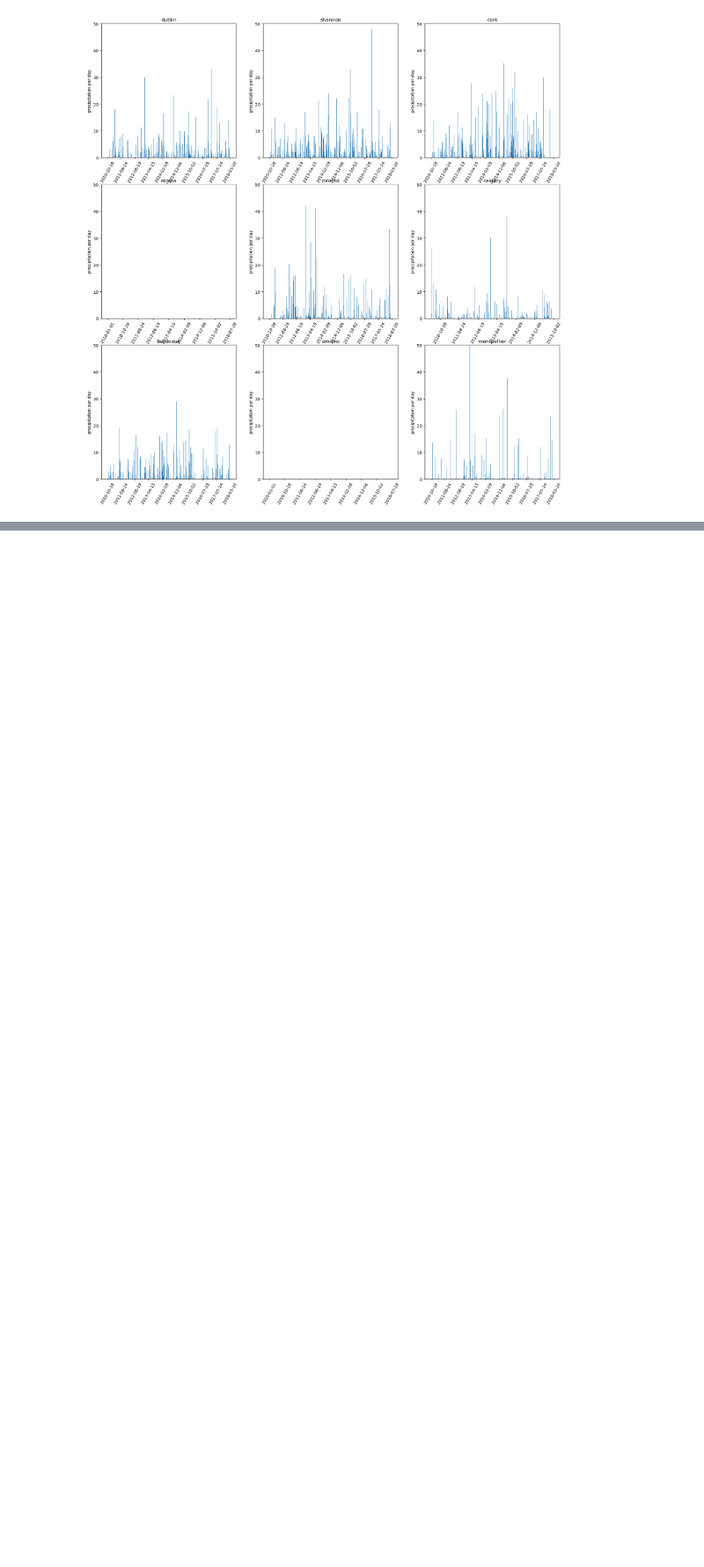
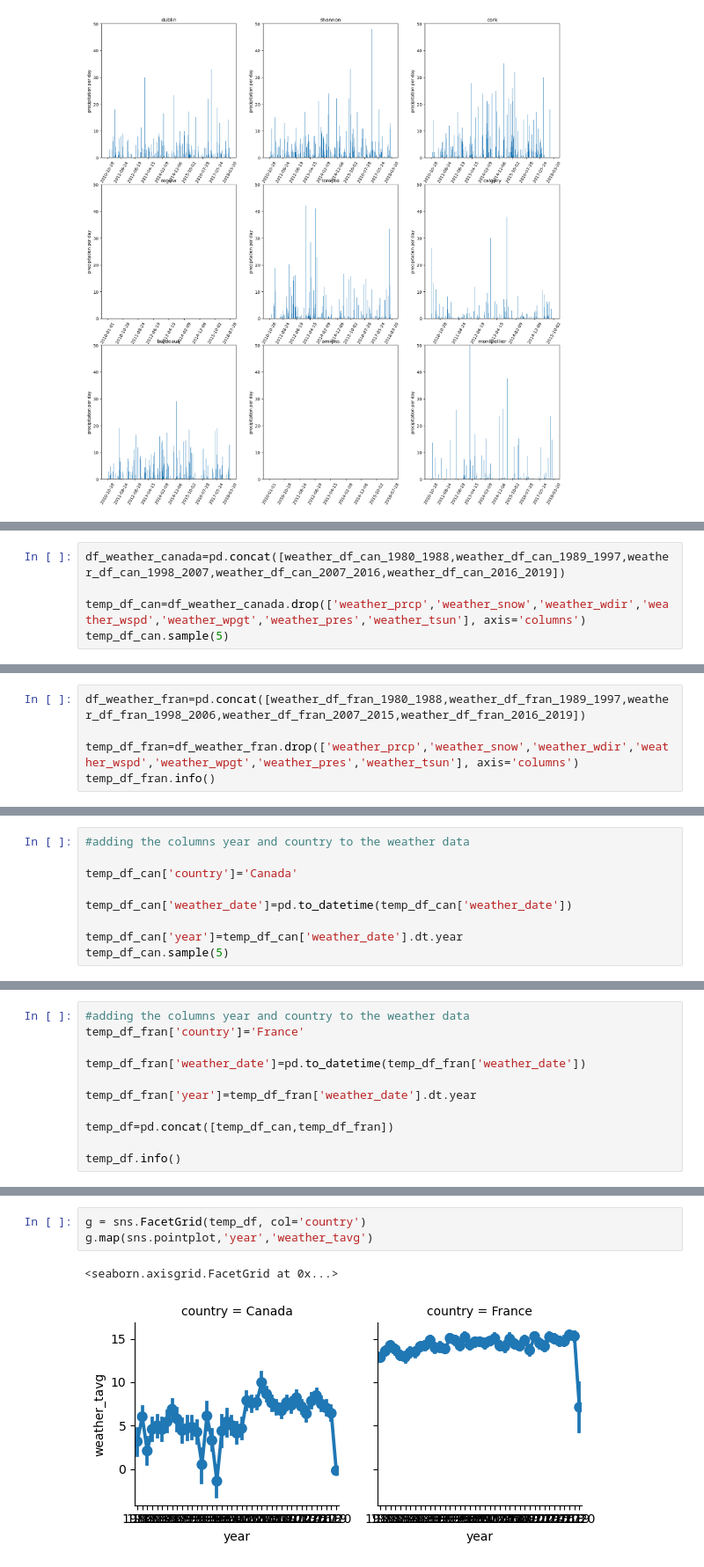
Before and after one commit to ElnazSaeidi/capstone-project-AEJS, a Jupyter notebook: weather_data_anja.ipynb, the cells around one changed output, grey strips where cells are left out. Shown at 88% size. Cells and saved outputs as stored; diff of their text form; blank space fills up the shorter version.

```diff
--- a/weather_data_anja.ipynb
+++ b/weather_data_anja.ipynb
@@ -657,0 +980,5 @@ for city in cities:
+# %%
+df_weather_canada=pd.concat([weather_df_can_1980_1988,weather_df_can_1989_1997,weather_df_can_1998_2007,weather_df_can_2007_2016,weather_df_can_2016_2019])
+
+temp_df_can=df_weather_canada.drop(['weather_prcp','weather_snow','weather_wdir','weather_wspd','weather_wpgt','weather_pres','weather_tsun'], axis='columns')
+temp_df_can.sample(5)
@@ -657,0 +1269,5 @@ for city in cities:
+# %%
+df_weather_fran=pd.concat([weather_df_fran_1980_1988,weather_df_fran_1989_1997,weather_df_fran_1998_2006,weather_df_fran_2007_2015,weather_df_fran_2016_2019])
+
+temp_df_fran=df_weather_fran.drop(['weather_prcp','weather_snow','weather_wdir','weather_wspd','weather_wpgt','weather_pres','weather_tsun'], axis='columns')
+temp_df_fran.info()
@@ -657,0 +1306,9 @@ for city in cities:
+# %%
+#adding the columns year and country to the weather data
+
+temp_df_can['country']='Canada'
+
+temp_df_can['weather_date']=pd.to_datetime(temp_df_can['weather_date'])
+
+temp_df_can['year']=temp_df_can['weather_date'].dt.year
+temp_df_can.sample(5)
@@ -657,0 +1322,11 @@ for city in cities:
+# %%
+#adding the columns year and country to the weather data
+temp_df_fran['country']='France'
+
+temp_df_fran['weather_date']=pd.to_datetime(temp_df_fran['weather_date'])
+
+temp_df_fran['year']=temp_df_fran['weather_date'].dt.year
+
+temp_df=pd.concat([temp_df_can,temp_df_fran])
+
+temp_df.info()
@@ -657,0 +1364,6 @@ for city in cities:
+# %%
+g = sns.FacetGrid(temp_df, col='country')
+g.map(sns.pointplot,'year','weather_tavg')
+# %% [output]
+<seaborn.axisgrid.FacetGrid at 0x...>
+[figure, added]
```
Also changed, not shown: parts of 21 cells of this notebook.
